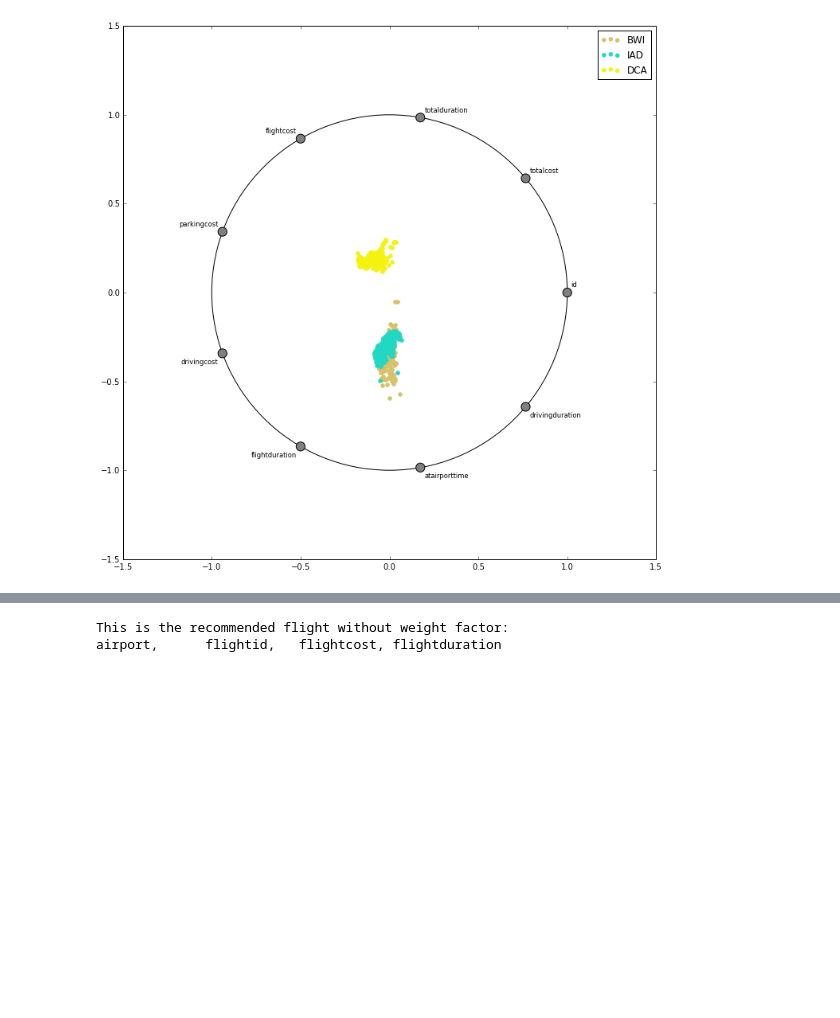
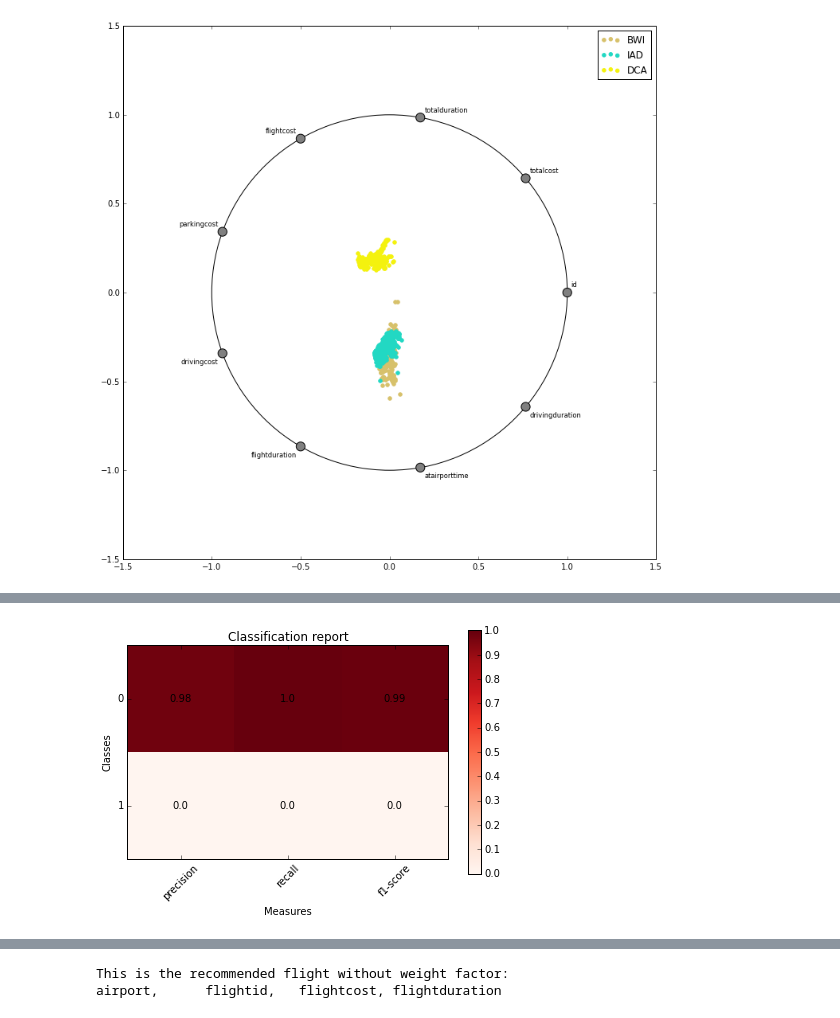
Before and after one commit to akatie/triptomizer, a Jupyter notebook: flightWithLowestCostFunction.ipynb, the cells around one changed output, grey strips where cells are left out. Cells and saved outputs as stored; diff of their text form; code cells hidden in the pictures; blank space fills up the shorter version.

```diff
--- a/flightWithLowestCostFunction.ipynb
+++ b/flightWithLowestCostFunction.ipynb
@@ -323,0 +405,5 @@ FrontierCount=0
+# %%
+X = train[["flightcost", "flightduration", "totalcost","totalduration"]]
+y = train["selected"]
+X_train, X_test, y_train, y_test = cross_validation.train_test_split(X,y,test_size = 0.2)
+log_reg = lr.fit(X_train, y_train)
@@ -323,0 +517,21 @@ FrontierCount=0
+# %%
+kernels = ['linear', 'poly', 'rbf']
+
+splits     = cross_validation.train_test_split(X,y, test_size=0.2)
+X_train, X_test, y_train, y_test = splits
+
+for kernel in kernels:
+    if kernel != 'poly':
+        model      = SVC(kernel=kernel)
+    else:
+        model      = SVC(kernel=kernel, degree=3)
+
+model.fit(X_train, y_train)
+expected   = y_test
+predicted  = model.predict(X_test)
+
+SVC_report = classification_report(expected, predicted)
+# %%
+plot_classification_report(SVC_report)
+# %% [output]
+[figure, added]
```
Also changed, not shown: parts of 39 cells of this notebook, 5 other files.
